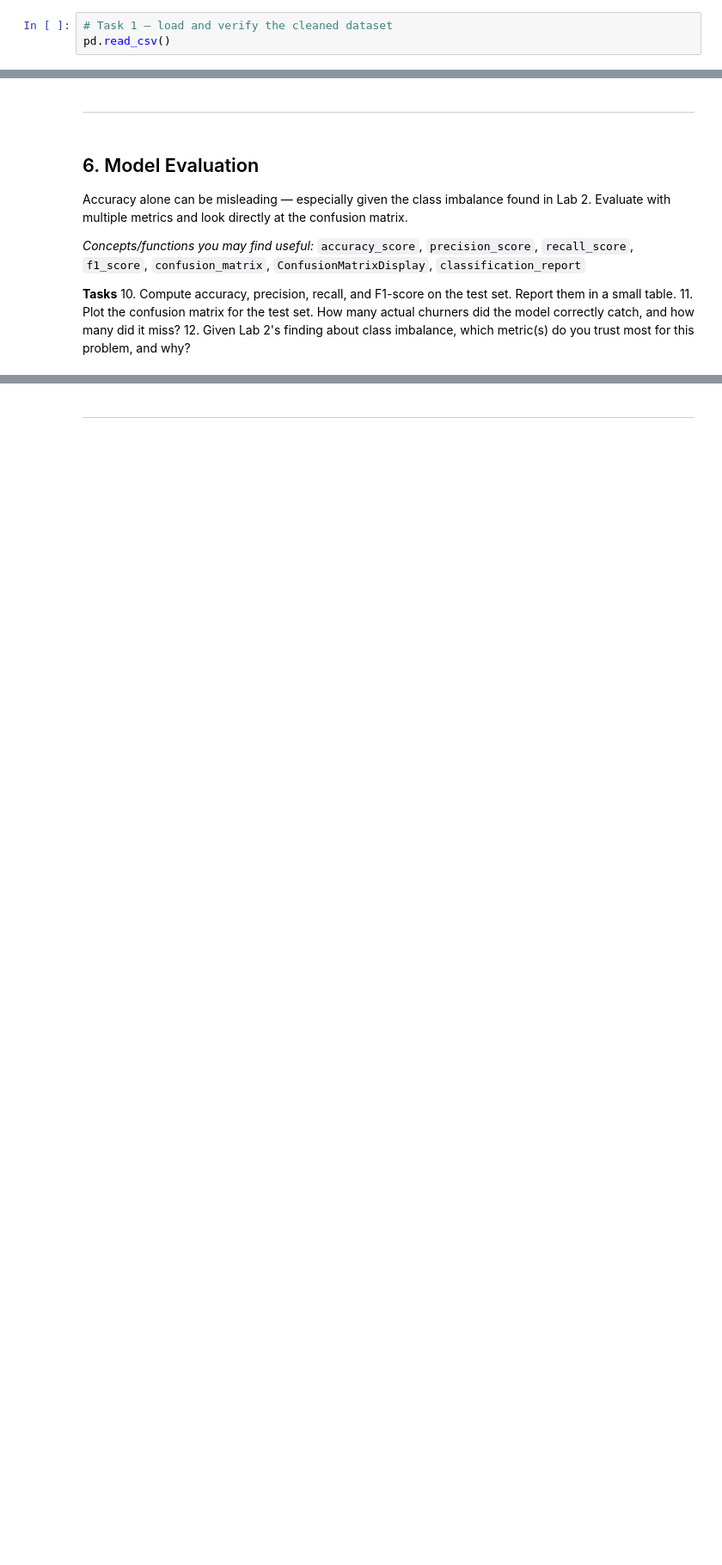
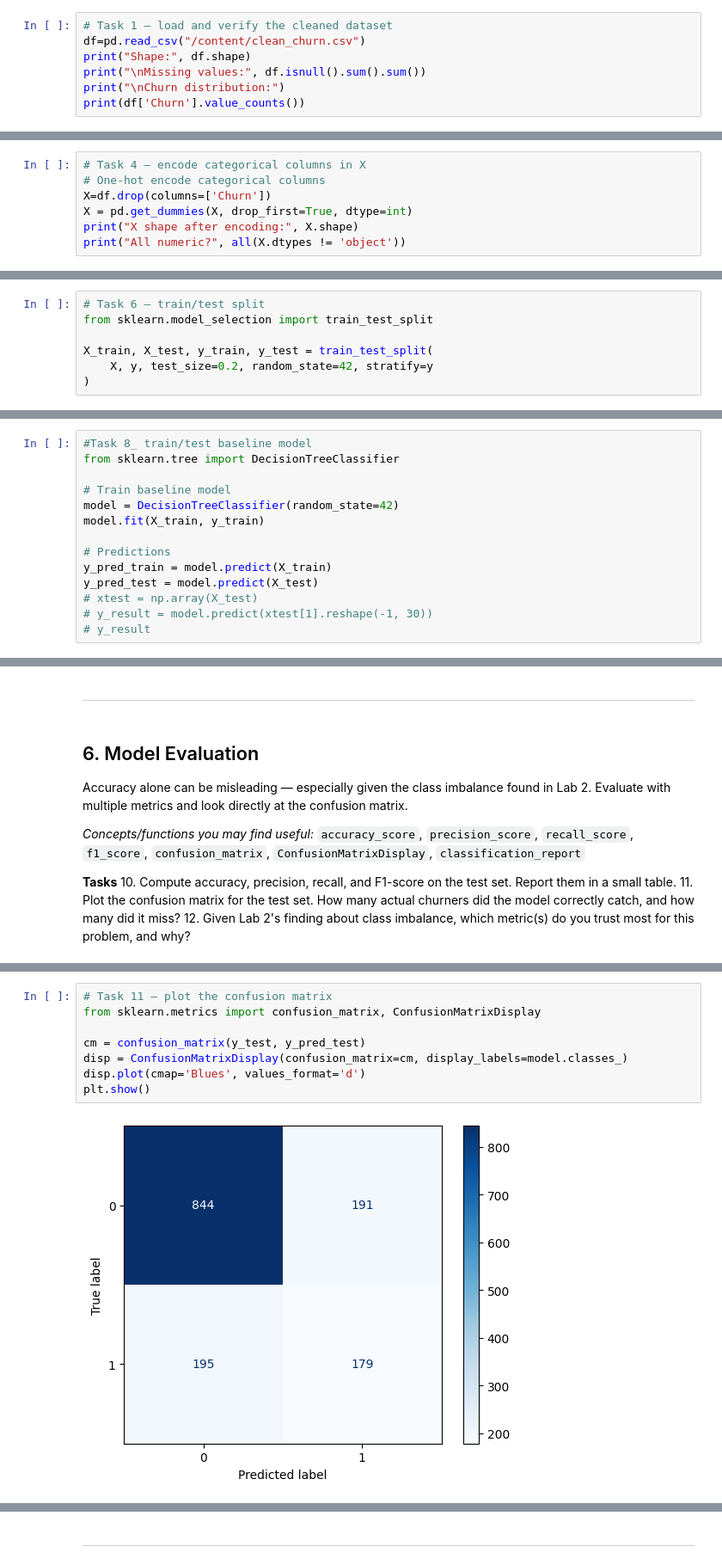
Before and after one commit to Cato-8/Customer-Churn-Analysis, a Jupyter notebook: Lab3_Decision_Tree_Template.ipynb, the cells around one changed output, grey strips where cells are left out. Shown at 86% size. Drawn from its saved outputs; the diff is of its cells as text; blank space fills up the shorter version.

```diff
--- a/Lab3_Decision_Tree_Template.ipynb
+++ b/Lab3_Decision_Tree_Template.ipynb
@@ -46,4 +46,8 @@ Before training anything, restate the problem in your own words and confirm the
 2. In 1–2 sentences, restate the ML problem: what exactly are you predicting, and why does it matter to the business?
 # %%
 # Task 1 — load and verify the cleaned dataset
-pd.read_csv()
+df=pd.read_csv("/content/clean_churn.csv")
+print("Shape:", df.shape)
+print("\nMissing values:", df.isnull().sum().sum())
+print("\nChurn distribution:")
+print(df['Churn'].value_counts())
@@ -77,0 +139,7 @@ scikit-learn models require numeric input. Separate your target from your featur
+# %%
+# Task 4 — encode categorical columns in X
+# One-hot encode categorical columns
+X=df.drop(columns=['Churn'])
+X = pd.get_dummies(X, drop_first=True, dtype=int)
+print("X shape after encoding:", X.shape)
+print("All numeric?", all(X.dtypes != 'object'))
@@ -101,0 +175,7 @@ _(your answer here)_
+# %%
+# Task 6 — train/test split
+from sklearn.model_selection import train_test_split
+
+X_train, X_test, y_train, y_test = train_test_split(
+    X, y, test_size=0.2, random_state=42, stratify=y
+)
@@ -116,2 +209,16 @@ Train a first, unrestricted Decision Tree as your baseline — no tuning yet.
+# %%
+#Task 8_ train/test baseline model
+from sklearn.tree import DecisionTreeClassifier
+
+# Train baseline model
+model = DecisionTreeClassifier(random_state=42)
+model.fit(X_train, y_train)
+
+# Predictions
+y_pred_train = model.predict(X_train)
+y_pred_test = model.predict(X_test)
+# xtest = np.array(X_test)
+# y_result = model.predict(xtest[1].reshape(-1, 30))
+# y_result
 # %%
 # Task 9 — check the fitted tree's depth
@@ -152,0 +267,10 @@ _(your answer here)_
+# %%
+# Task 11 — plot the confusion matrix
+from sklearn.metrics import confusion_matrix, ConfusionMatrixDisplay
+
+cm = confusion_matrix(y_test, y_pred_test)
+disp = ConfusionMatrixDisplay(confusion_matrix=cm, display_labels=model.classes_)
+disp.plot(cmap='Blues', values_format='d')
+plt.show()
+# %% [output]
+[figure, added]
```
Also changed, not shown: parts of 50 cells of this notebook.
